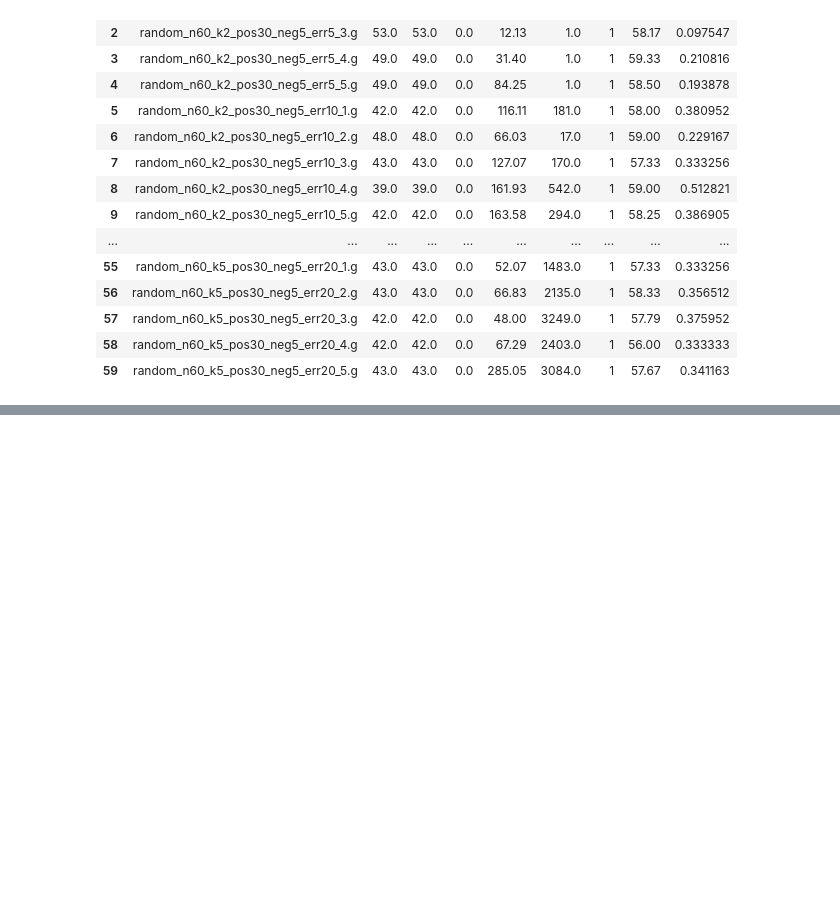
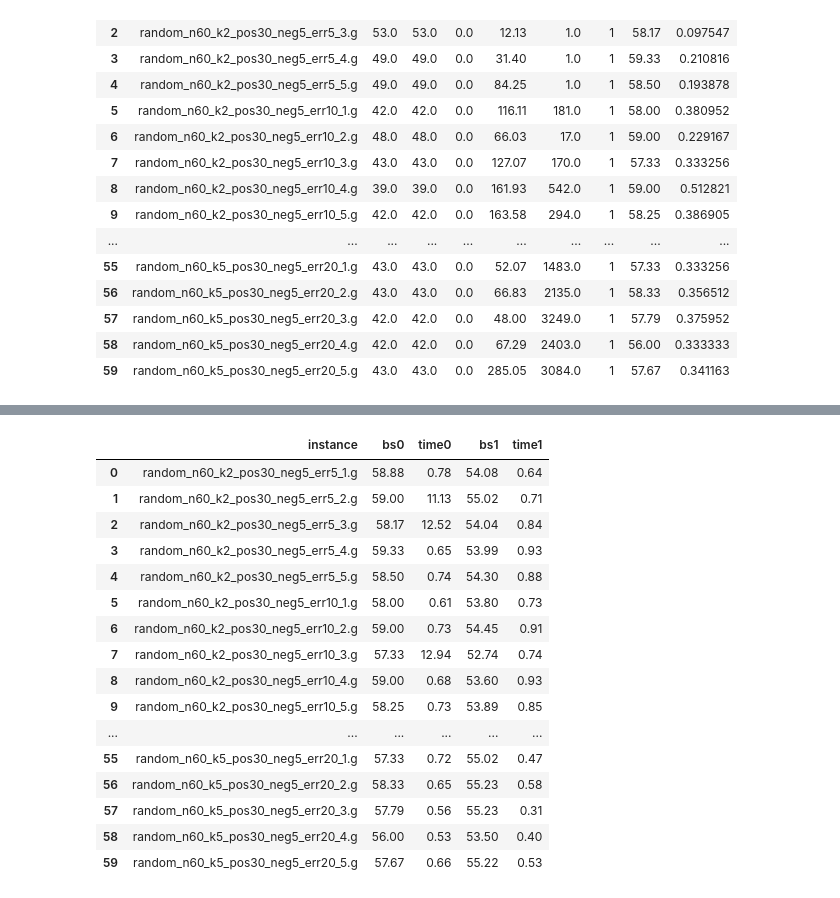
Before and after one commit to jesusossian/vertex_signed_graph, a Jupyter notebook: table/random_n60_signed_graphs.ipynb, the cells around one changed output, grey strips where cells are left out. Cells and saved outputs as stored; diff of their text form; code cells hidden in the pictures; blank space fills up the shorter version.

```diff
--- a/table/random_n60_signed_graphs.ipynb
+++ b/table/random_n60_signed_graphs.ipynb
@@ -51,0 +97,46 @@ table_mip
+# %%
+method_ = "lp"
+file=f"../result/{method_}_n{n_}_{prob_}.txt"
+
+df = pd.DataFrame()
+df = pd.read_csv(file,header=None,sep=';')
+
+table_lp0 = pd.DataFrame()
+table_lp0 = pd.concat([table_lp0, df], ignore_index=True)
+table_lp0.columns = ['instance','bs0','time0']
+
+
+method_ = "lp"
+file=f"../result/{method_}_n{n_}_{prob_}_ineq9.txt"
+
+df = pd.DataFrame()
+df = pd.read_csv(file,header=None,sep=';')
+
+table_lp1 = pd.DataFrame()
+table_lp1 = pd.concat([table_lp1, df], ignore_index=True)
+table_lp1.columns = ['instance','bs1','time1']
+
+
+table_lp0['bs1'] = table_lp1['bs1']
+table_lp0['time1'] = table_lp1['time1']
+
+
+table_lp0
+# %% [output]
+|  | instance | bs0 | time0 | bs1 | time1 |
+| 0 | random_n60_k2_pos30_neg5_err5_1.g | 58.88 | 0.78 | 54.08 | 0.64 |
+| 1 | random_n60_k2_pos30_neg5_err5_2.g | 59.00 | 11.13 | 55.02 | 0.71 |
+| 2 | random_n60_k2_pos30_neg5_err5_3.g | 58.17 | 12.52 | 54.04 | 0.84 |
+| 3 | random_n60_k2_pos30_neg5_err5_4.g | 59.33 | 0.65 | 53.99 | 0.93 |
+| 4 | random_n60_k2_pos30_neg5_err5_5.g | 58.50 | 0.74 | 54.30 | 0.88 |
+| 5 | random_n60_k2_pos30_neg5_err10_1.g | 58.00 | 0.61 | 53.80 | 0.73 |
+| 6 | random_n60_k2_pos30_neg5_err10_2.g | 59.00 | 0.73 | 54.45 | 0.91 |
+| 7 | random_n60_k2_pos30_neg5_err10_3.g | 57.33 | 12.94 | 52.74 | 0.74 |
+| 8 | random_n60_k2_pos30_neg5_err10_4.g | 59.00 | 0.68 | 53.60 | 0.93 |
+| 9 | random_n60_k2_pos30_neg5_err10_5.g | 58.25 | 0.73 | 53.89 | 0.85 |
+| ... | ... | ... | ... | ... | ... |
+| 55 | random_n60_k5_pos30_neg5_err20_1.g | 57.33 | 0.72 | 55.02 | 0.47 |
+| 56 | random_n60_k5_pos30_neg5_err20_2.g | 58.33 | 0.65 | 55.23 | 0.58 |
+| 57 | random_n60_k5_pos30_neg5_err20_3.g | 57.79 | 0.56 | 55.23 | 0.31 |
+| 58 | random_n60_k5_pos30_neg5_err20_4.g | 56.00 | 0.53 | 53.50 | 0.40 |
+| 59 | random_n60_k5_pos30_neg5_err20_5.g | 57.67 | 0.66 | 55.22 | 0.53 |
```
Also changed, not shown: parts of 3 cells of this notebook, 3 other files.
